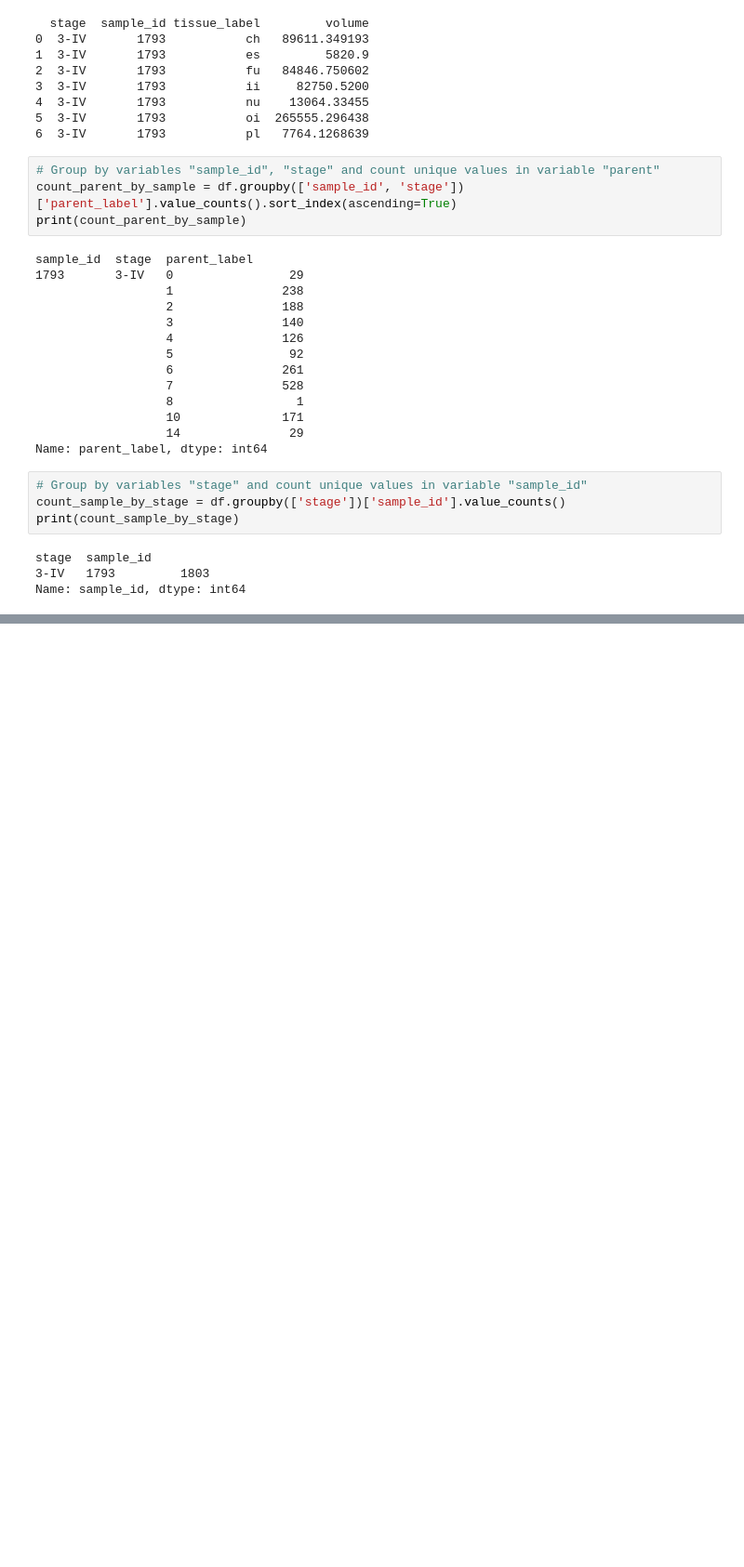
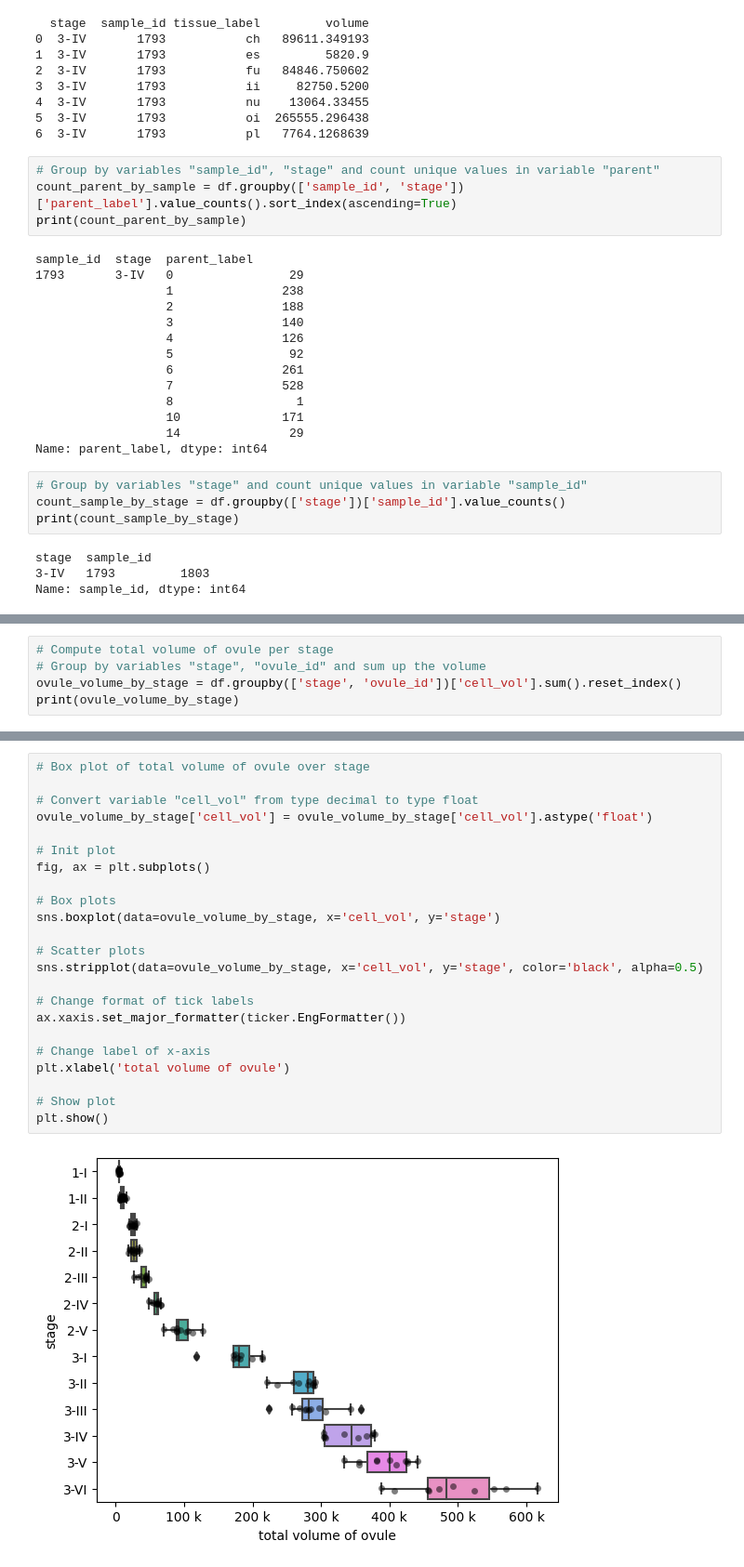
Before and after one commit to SNZLab/3D-ovule-analysis-pipeline, a Jupyter notebook: Automation_pipeline.ipynb, the cells around one changed output, grey strips where cells are left out. Shown: that part at 93% size. Cells and saved outputs as stored; diff of their text form; blank space fills up the shorter version.

```diff
--- a/Automation_pipeline.ipynb
+++ b/Automation_pipeline.ipynb
@@ -96,0 +174,5 @@ Name: sample_id, dtype: int64
+# %%
+# Compute total volume of ovule per stage
+# Group by variables "stage", "ovule_id" and sum up the volume
+ovule_volume_by_stage = df.groupby(['stage', 'ovule_id'])['cell_vol'].sum().reset_index()
+print(ovule_volume_by_stage)
@@ -96,0 +194,25 @@ Name: sample_id, dtype: int64
+# %%
+# Box plot of total volume of ovule over stage
+
+# Convert variable "cell_vol" from type decimal to type float
+ovule_volume_by_stage['cell_vol'] = ovule_volume_by_stage['cell_vol'].astype('float')
+
+# Init plot
+fig, ax = plt.subplots()
+
+# Box plots
+sns.boxplot(data=ovule_volume_by_stage, x='cell_vol', y='stage')
+
+# Scatter plots
+sns.stripplot(data=ovule_volume_by_stage, x='cell_vol', y='stage', color='black', alpha=0.5)
+
+# Change format of tick labels
+ax.xaxis.set_major_formatter(ticker.EngFormatter())
+
+# Change label of x-axis
+plt.xlabel('total volume of ovule')
+
+# Show plot
+plt.show()
+# %% [output]
+[figure, added]
```
Also changed, not shown: parts of 15 cells of this notebook.
